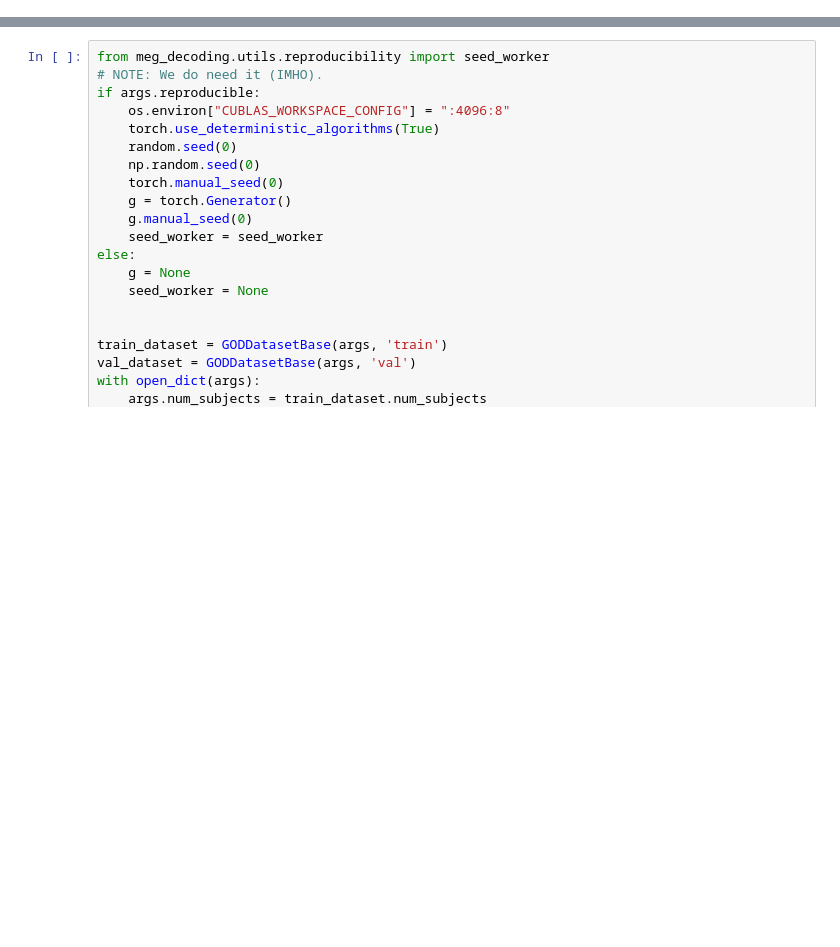
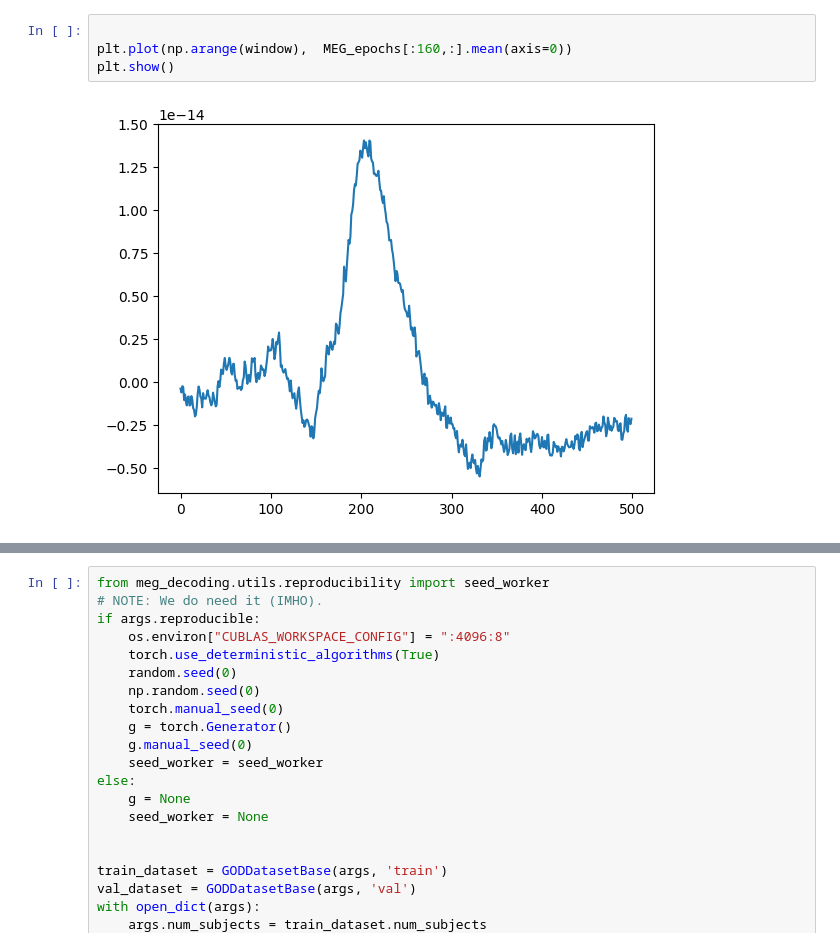
Before and after one commit to SeanNobel/speech-decoding, a Jupyter notebook: notebooks/vis_meg.ipynb, the cells around one changed output, grey strips where cells are left out. Drawn from its saved outputs; the diff is of its cells as text; blank space fills up the shorter version.

```diff
--- a/notebooks/vis_meg.ipynb
+++ b/notebooks/vis_meg.ipynb
@@ -73,0 +86,6 @@ meg_resampled = mne.filter.resample(
+# %%
+
+plt.plot(np.arange(window),  MEG_epochs[:160,:].mean(axis=0))
+plt.show()
+# %% [output]
+[figure, added]
```
Also changed, not shown: parts of 6 cells of this notebook, 2 other files.
